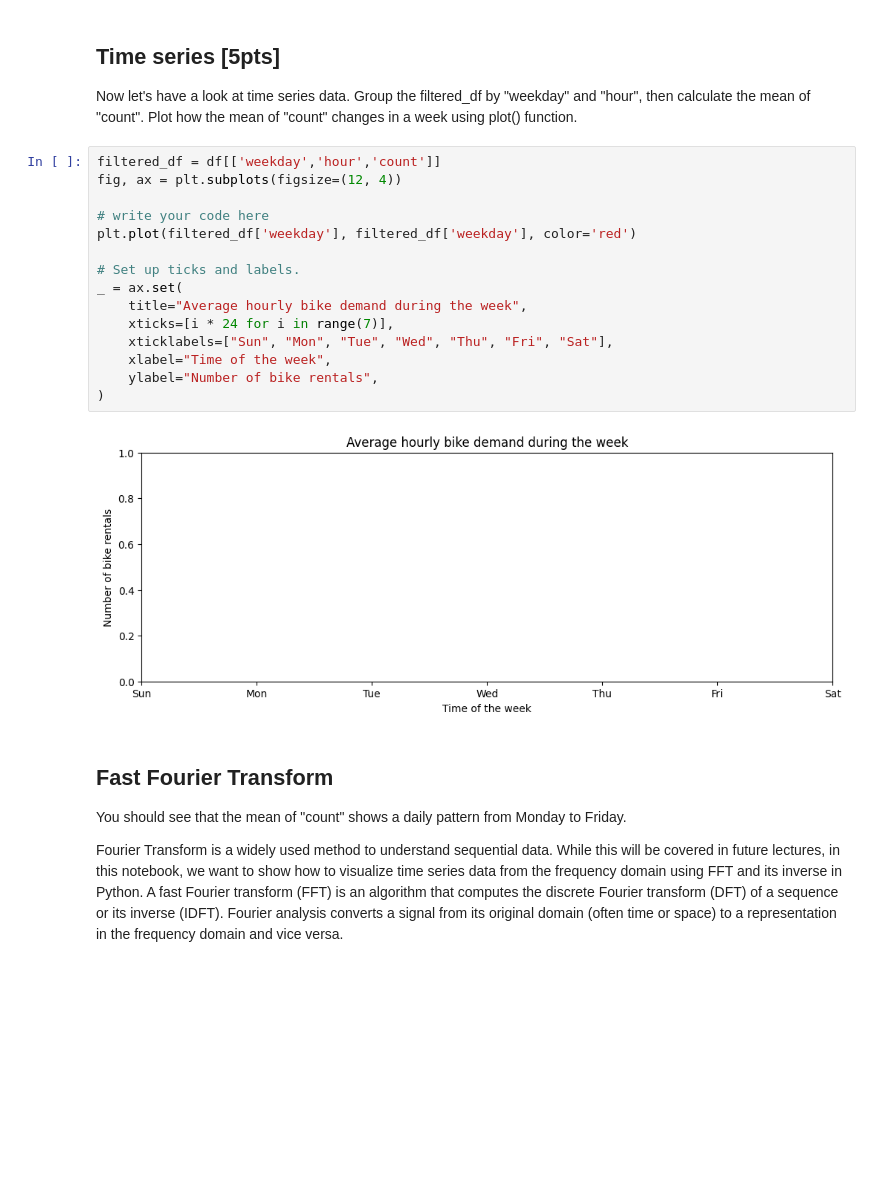
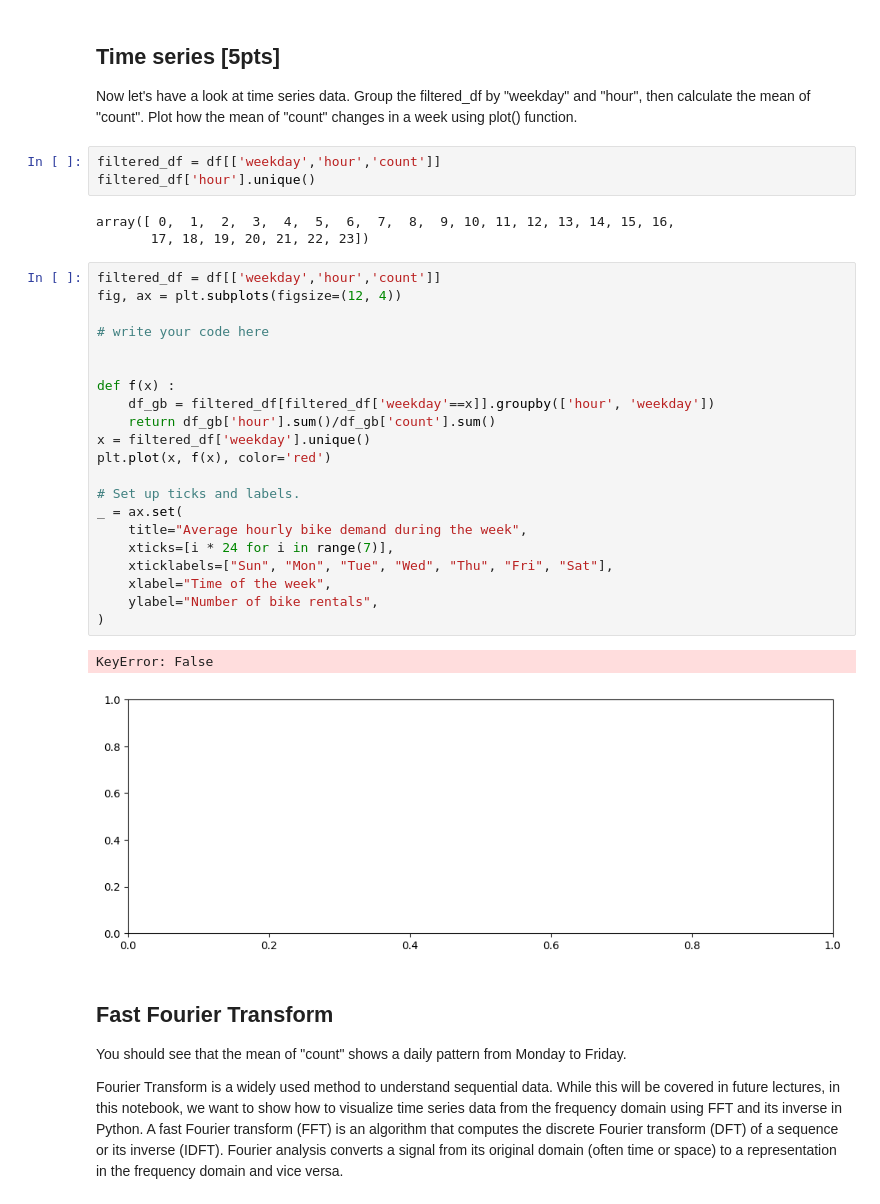
Before and after one commit to Memoryicecube/cs365-spring23, a Jupyter notebook: HWs/hw1/HW1coding.ipynb, the cells around one changed output. Saved outputs shown, nothing was run; the diff lists cells and outputs as text; blank space fills up the shorter version.

```diff
--- a/HWs/hw1/HW1coding.ipynb
+++ b/HWs/hw1/HW1coding.ipynb
@@ -134,23 +134,36 @@ plt.show()
 ## Time series [5pts]
 
 Now let's have a look at time series data. Group the filtered_df by "weekday" and "hour", then calculate the mean of "count". Plot how the mean of "count" changes in a week using plot() function.
+# %%
+filtered_df = df[['weekday','hour','count']]
+filtered_df['hour'].unique()
+# %% [output]
+array([ 0,  1,  2,  3,  4,  5,  6,  7,  8,  9, 10, 11, 12, 13, 14, 15, 16,
+       17, 18, 19, 20, 21, 22, 23])
 # %%
 filtered_df = df[['weekday','hour','count']]
 fig, ax = plt.subplots(figsize=(12, 4))
 
 # write your code here
-plt.plot(filtered_df['weekday'], filtered_df['weekday'], color='red')
+
+
+def f(x) :
+    df_gb = filtered_df[filtered_df['weekday'==x]].groupby(['hour', 'weekday'])
+    return df_gb['hour'].sum()/df_gb['count'].sum()
+x = filtered_df['weekday'].unique()
+plt.plot(x, f(x), color='red')
 
 # Set up ticks and labels.
 _ = ax.set(
     title="Average hourly bike demand during the week",
     xticks=[i * 24 for i in range(7)],
     xticklabels=["Sun", "Mon", "Tue", "Wed", "Thu", "Fri", "Sat"],
     xlabel="Time of the week",
     ylabel="Number of bike rentals",
 )
 # %% [output]
+KeyError: False
-[figure, old version]
+[figure, new version]
 # %% [markdown]
 ## Fast Fourier Transform
 
```
